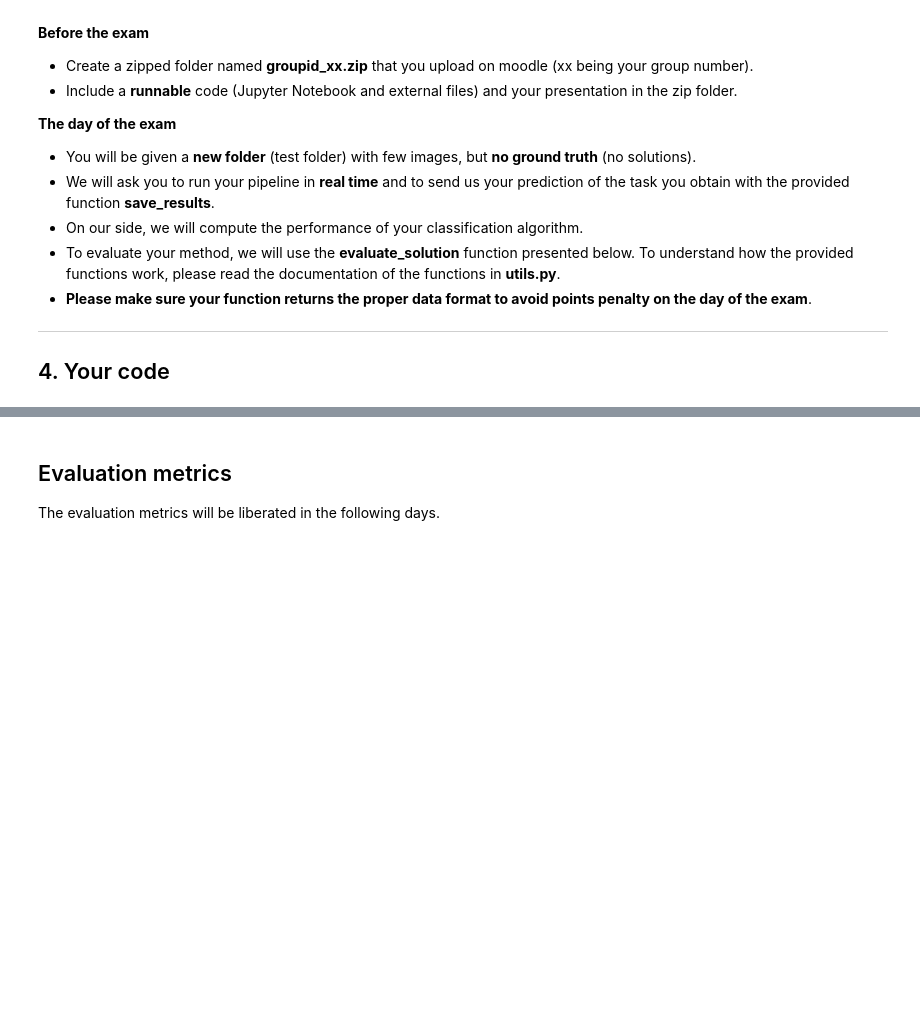
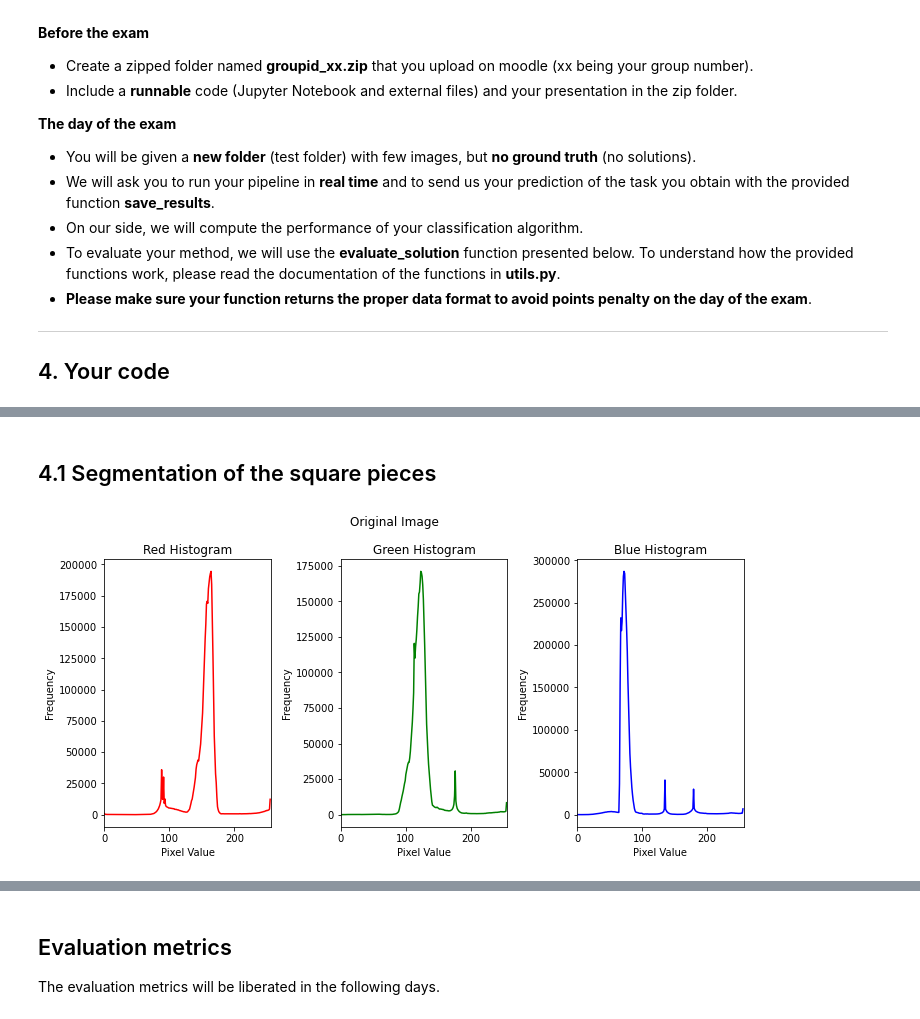
Before and after one commit to tobiasforest/iapr, a Jupyter notebook: project/project.ipynb, the cells around one changed output, grey strips where cells are left out. Cells and saved outputs as stored; diff of their text form; code cells hidden in the pictures; blank space fills up the shorter version.

Commit message:
Part1: Segmentation — first draft
Might not have the same data path as me

```diff
--- a/project/project.ipynb
+++ b/project/project.ipynb
@@ -245,0 +261,47 @@ data_project/train_solution_00
+# %% [markdown]
+## 4.1 Segmentation of the square pieces
+# %%
+def plot_image(image: np.ndarray, title: str = ''):
+
+    # Convert the image from BGR to RGB format
+    image_rgb = cv2.cvtColor(image, cv2.COLOR_BGR2RGB)
+
+    # Calculate the histograms for each color channel
+    hist_red = cv2.calcHist([image_rgb], [0], None, [256], [0, 256])
+    hist_green = cv2.calcHist([image_rgb], [1], None, [256], [0, 256])
+    hist_blue = cv2.calcHist([image_rgb], [2], None, [256], [0, 256])
+
+    # Plot the histograms
+    plt.figure(figsize=(10, 5))
+
+    plt.subplot(1, 3, 1)
+    plt.plot(hist_red, color='red')
+    plt.title('Red Histogram')
+    plt.xlim([0, 256])
+    plt.xlabel('Pixel Value')
+    plt.ylabel('Frequency')
+
+    plt.subplot(1, 3, 2)
+    plt.plot(hist_green, color='green')
+    plt.title('Green Histogram')
+    plt.xlim([0, 256])
+    plt.xlabel('Pixel Value')
+    plt.ylabel('Frequency')
+
+    plt.subplot(1, 3, 3)
+    plt.plot(hist_blue, color='blue')
+    plt.title('Blue Histogram')
+    plt.xlim([0, 256])
+    plt.xlabel('Pixel Value')
+    plt.ylabel('Frequency')
+
+    # Add a joint title to the figure
+    plt.suptitle(title)
+
+    plt.tight_layout()
+    plt.show()
+# %%
+test_image = "../data_project/train2/train_00.png"
+plot_image(cv2.imread(test_image), title='Original Image')
+# %% [output]
+[figure, added]
```
Also changed, not shown: parts of 13 cells of this notebook.
